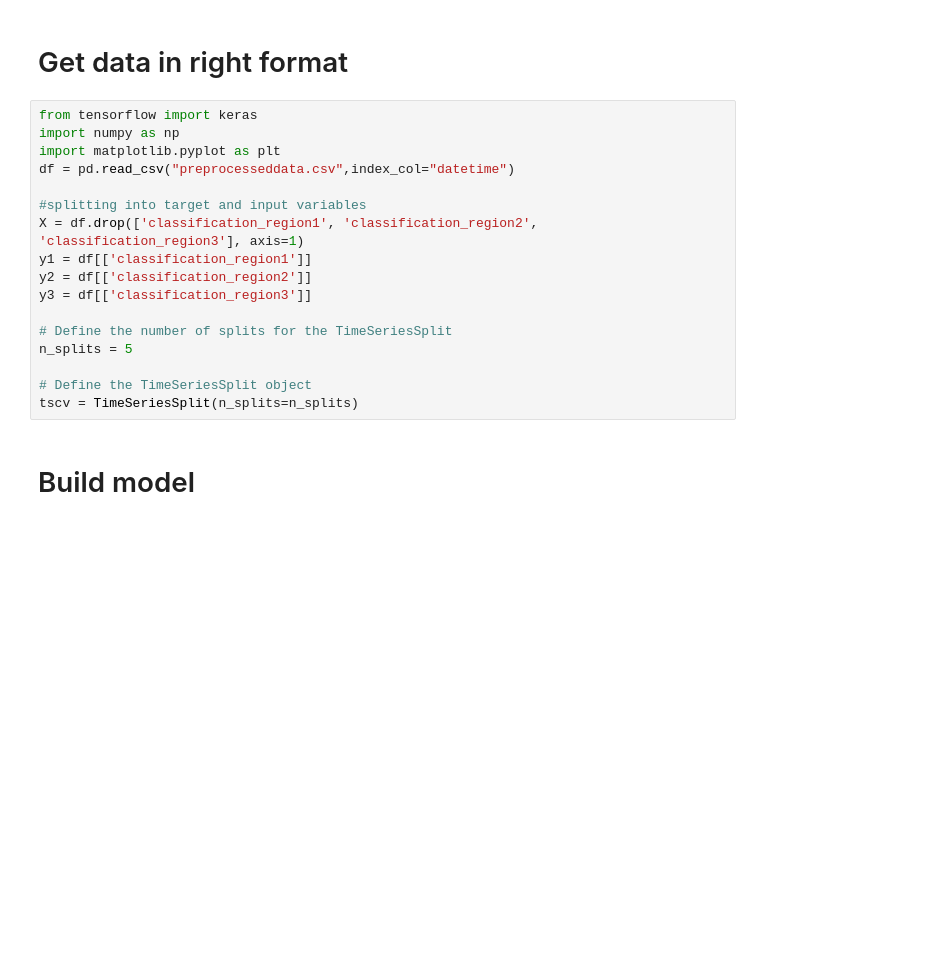
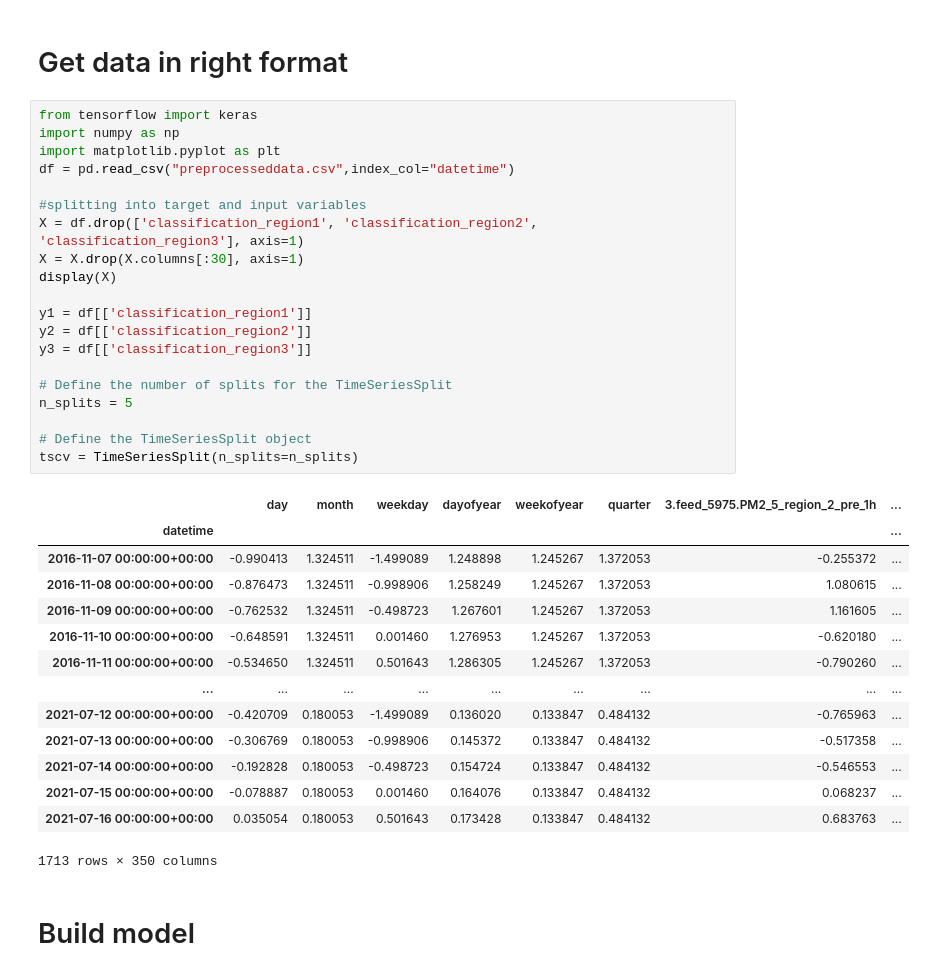
Before and after one commit to RickSunder/smell-pittsburgh-prediction, a Jupyter notebook: AAATime Series Forecasting with Transformers.ipynb, the cells around one changed output. Cells and saved outputs as stored; diff of their text form; blank space fills up the shorter version.

```diff
--- a/AAATime Series Forecasting with Transformers.ipynb
+++ b/AAATime Series Forecasting with Transformers.ipynb
@@ -20,20 +20,38 @@ os.environ["CUDA_VISIBLE_DEVICES"] = "0"  # Use GPU device 0
 # %%
 from tensorflow import keras
 import numpy as np
 import matplotlib.pyplot as plt
 df = pd.read_csv("preprocesseddata.csv",index_col="datetime")
 
 #splitting into target and input variables
 X = df.drop(['classification_region1', 'classification_region2', 'classification_region3'], axis=1)
+X = X.drop(X.columns[:30], axis=1)
+display(X)
+
 y1 = df[['classification_region1']]
 y2 = df[['classification_region2']]
 y3 = df[['classification_region3']]
 
 # Define the number of splits for the TimeSeriesSplit
 n_splits = 5
 
 # Define the TimeSeriesSplit object
 tscv = TimeSeriesSplit(n_splits=n_splits)
+# %% [output]
+|  | day | month | weekday | dayofyear | weekofyear | quarter | 3.feed_5975.PM2_5_region_2_pre_1h | ... |
+| datetime |  |  |  |  |  |  |  | ... |
+| 2016-11-07 00:00:00+00:00 | -0.990413 | 1.324511 | -1.499089 | 1.248898 | 1.245267 | 1.372053 | -0.255372 | ... |
+| 2016-11-08 00:00:00+00:00 | -0.876473 | 1.324511 | -0.998906 | 1.258249 | 1.245267 | 1.372053 | 1.080615 | ... |
+| 2016-11-09 00:00:00+00:00 | -0.762532 | 1.324511 | -0.498723 | 1.267601 | 1.245267 | 1.372053 | 1.161605 | ... |
+| 2016-11-10 00:00:00+00:00 | -0.648591 | 1.324511 | 0.001460 | 1.276953 | 1.245267 | 1.372053 | -0.620180 | ... |
+| 2016-11-11 00:00:00+00:00 | -0.534650 | 1.324511 | 0.501643 | 1.286305 | 1.245267 | 1.372053 | -0.790260 | ... |
+| ... | ... | ... | ... | ... | ... | ... | ... | ... |
+| 2021-07-12 00:00:00+00:00 | -0.420709 | 0.180053 | -1.499089 | 0.136020 | 0.133847 | 0.484132 | -0.765963 | ... |
+| 2021-07-13 00:00:00+00:00 | -0.306769 | 0.180053 | -0.998906 | 0.145372 | 0.133847 | 0.484132 | -0.517358 | ... |
+| 2021-07-14 00:00:00+00:00 | -0.192828 | 0.180053 | -0.498723 | 0.154724 | 0.133847 | 0.484132 | -0.546553 | ... |
+| 2021-07-15 00:00:00+00:00 | -0.078887 | 0.180053 | 0.001460 | 0.164076 | 0.133847 | 0.484132 | 0.068237 | ... |
+| 2021-07-16 00:00:00+00:00 | 0.035054 | 0.180053 | 0.501643 | 0.173428 | 0.133847 | 0.484132 | 0.683763 | ... |
+1713 rows × 350 columns
 # %% [markdown]
 # Build model
 # %%
```
Also changed, not shown: parts of 6 cells of this notebook, 2 other files.
